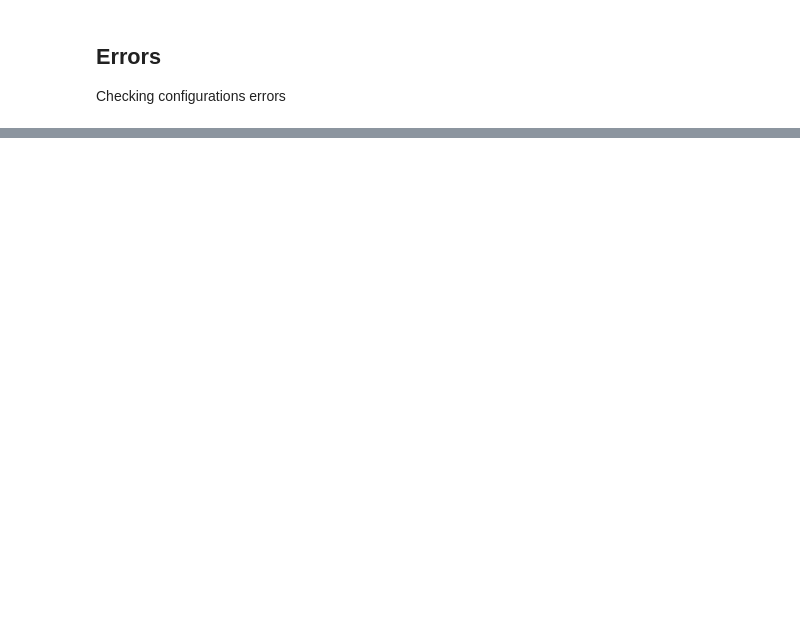
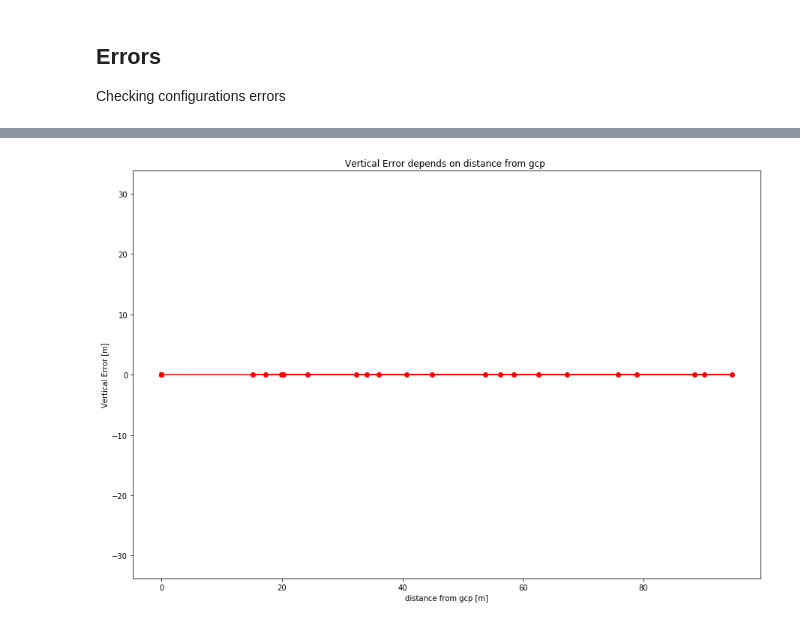
Before and after one commit to noamzimran/RTK-drone-project, a Jupyter notebook: geo_project.ipynb, the cells around one changed output, grey strips where cells are left out. Drawn from its saved outputs; the diff is of its cells as text; code cells hidden in the pictures; blank space fills up the shorter version.

```diff
--- a/geo_project.ipynb
+++ b/geo_project.ipynb
@@ -211,0 +306,31 @@ plt.show()
+# %%
+# Create GoeDataFrame
+points = gpd.points_from_xy(x=gcp.x, y=gcp.y)
+gcp['geometry'] = points
+gcp = gpd.GeoDataFrame(gcp, geometry='geometry', crs="EPSG:2039")
+# %%
+gcp1_5 = gcp.iloc[0:5,:]
+# gcp1_5=gcp1_5.drop(columns='z')
+# %%
+# find cells's nearest city
+rms3['nearest_gcp'] = rms3.apply(nearest, gdf1=rms3,
+                                 gdf2=gcp1_5, geom_col1='geometry',geom_col2='geometry' , src_column='point', axis=1)
+# %%
+# Calc' the distances to the nearest GCP
+for i,row in rms3.iterrows():
+    nearest_name = rms3.loc[i,'nearest_gcp']
+    nearest_point = rms3.loc[(rms3['point']==nearest_name)].geometry
+    dist = np.sqrt((rms3.loc[i,'geometry'].x-nearest_point.x)**2+
+                   (rms3.loc[i,'geometry'].y-nearest_point.y)**2).to_numpy()[0]
+    rms3.loc[i,'distance_from_gcp'] = dist
+# %%
+# plot vertical error
+plt.figure(figsize=(15,10))
+plt.plot(rms3['distance_from_gcp'],abs(rms3['Error Z']), 'r-o')
+plt.title('Vertical Error depends on distance from gcp ')
+plt.xlabel('distance from gcp [m]')
+plt.ylabel('Vertical Error [m]')
+plt.axis('equal')
+plt.show()
+# %% [output]
+[figure, added]
```
Also changed, not shown: parts of 20 cells of this notebook.
